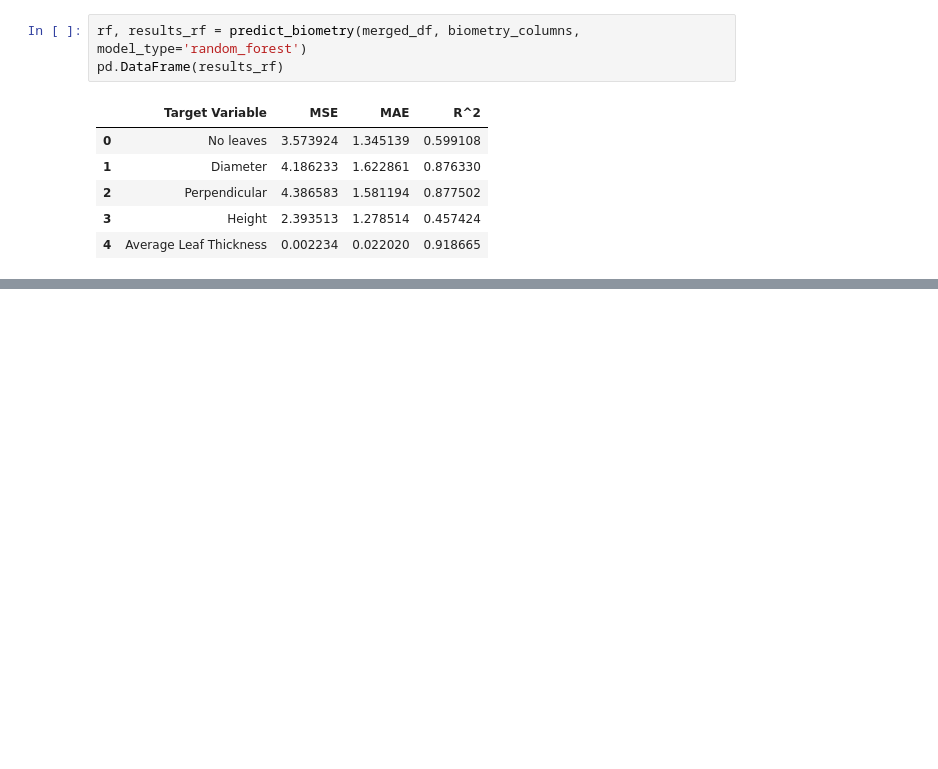
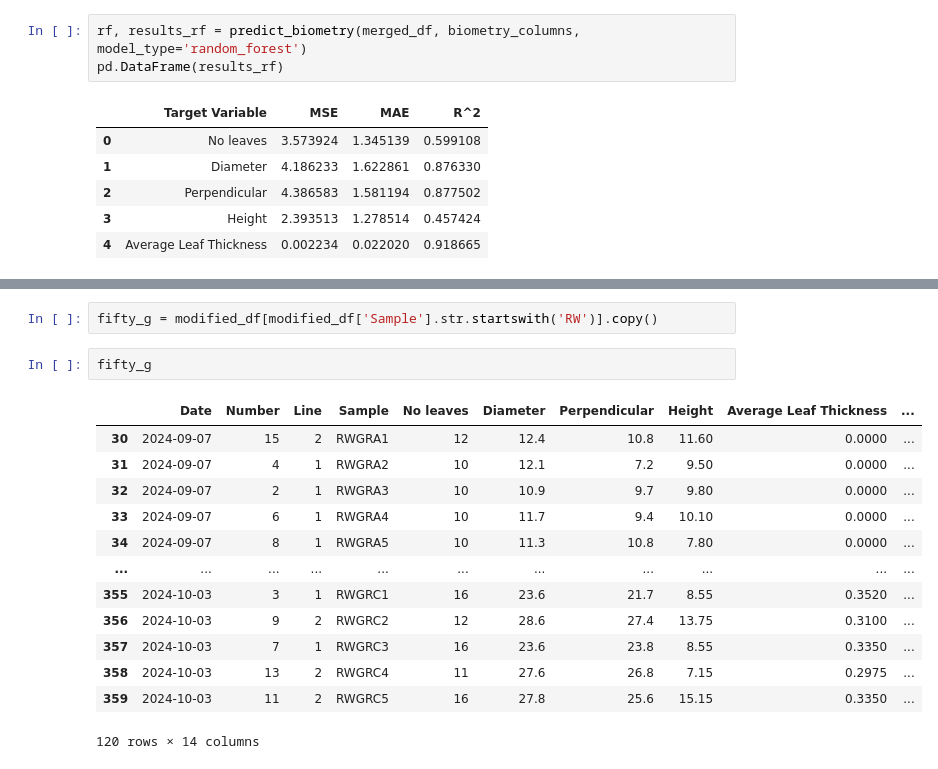
Before and after one commit to rodribro/TimeSeries, a Jupyter notebook: main_notebook.ipynb, the cells around one changed output, grey strips where cells are left out. Drawn from its saved outputs; the diff is of its cells as text; blank space fills up the shorter version.

```diff
--- a/main_notebook.ipynb
+++ b/main_notebook.ipynb
@@ -598,0 +635,18 @@ pd.DataFrame(results_rf)
+# %%
+fifty_g = modified_df[modified_df['Sample'].str.startswith('RW')].copy()
+# %%
+fifty_g
+# %% [output]
+|  | Date | Number | Line | Sample | No leaves | Diameter | Perpendicular | Height | Average Leaf Thickness | ... |
+| 30 | 2024-09-07 | 15 | 2 | RWGRA1 | 12 | 12.4 | 10.8 | 11.60 | 0.0000 | ... |
+| 31 | 2024-09-07 | 4 | 1 | RWGRA2 | 10 | 12.1 | 7.2 | 9.50 | 0.0000 | ... |
+| 32 | 2024-09-07 | 2 | 1 | RWGRA3 | 10 | 10.9 | 9.7 | 9.80 | 0.0000 | ... |
+| 33 | 2024-09-07 | 6 | 1 | RWGRA4 | 10 | 11.7 | 9.4 | 10.10 | 0.0000 | ... |
+| 34 | 2024-09-07 | 8 | 1 | RWGRA5 | 10 | 11.3 | 10.8 | 7.80 | 0.0000 | ... |
+| ... | ... | ... | ... | ... | ... | ... | ... | ... | ... | ... |
+| 355 | 2024-10-03 | 3 | 1 | RWGRC1 | 16 | 23.6 | 21.7 | 8.55 | 0.3520 | ... |
+| 356 | 2024-10-03 | 9 | 2 | RWGRC2 | 12 | 28.6 | 27.4 | 13.75 | 0.3100 | ... |
+| 357 | 2024-10-03 | 7 | 1 | RWGRC3 | 16 | 23.6 | 23.8 | 8.55 | 0.3350 | ... |
+| 358 | 2024-10-03 | 13 | 2 | RWGRC4 | 11 | 27.6 | 26.8 | 7.15 | 0.2975 | ... |
+| 359 | 2024-10-03 | 11 | 2 | RWGRC5 | 16 | 27.8 | 25.6 | 15.15 | 0.3350 | ... |
+120 rows × 14 columns
```
Also changed, not shown: parts of 21 cells of this notebook.
